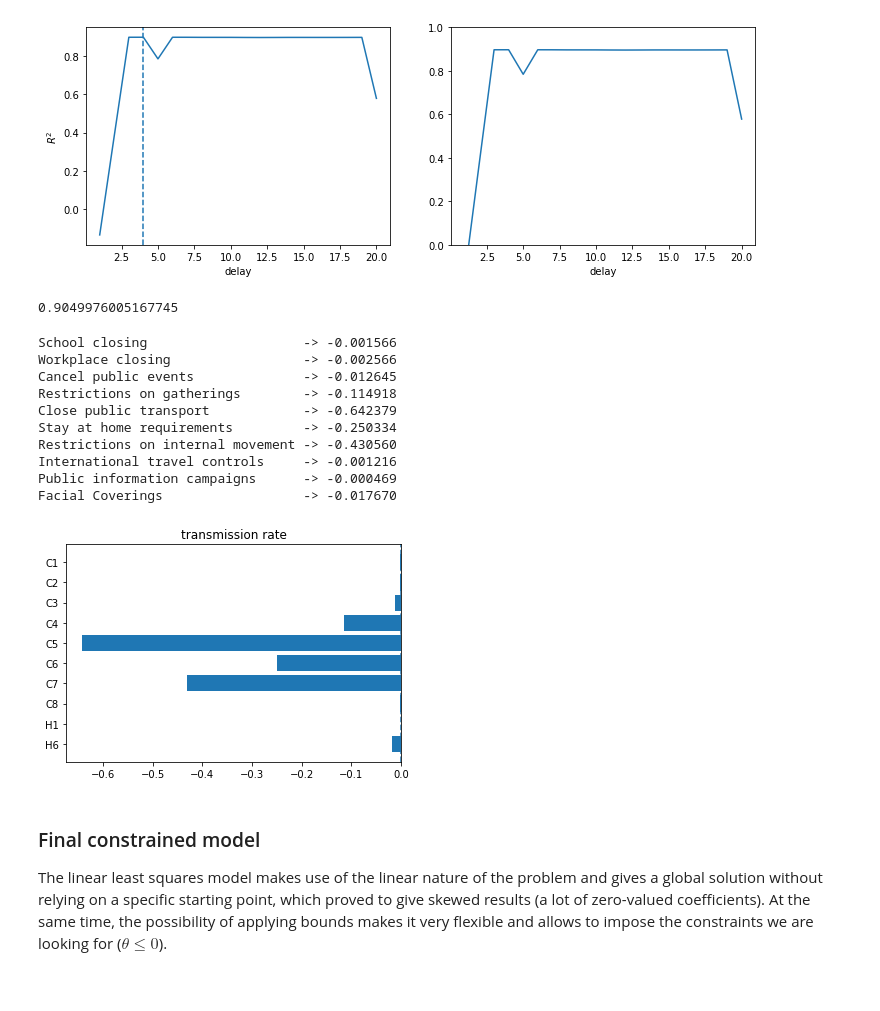
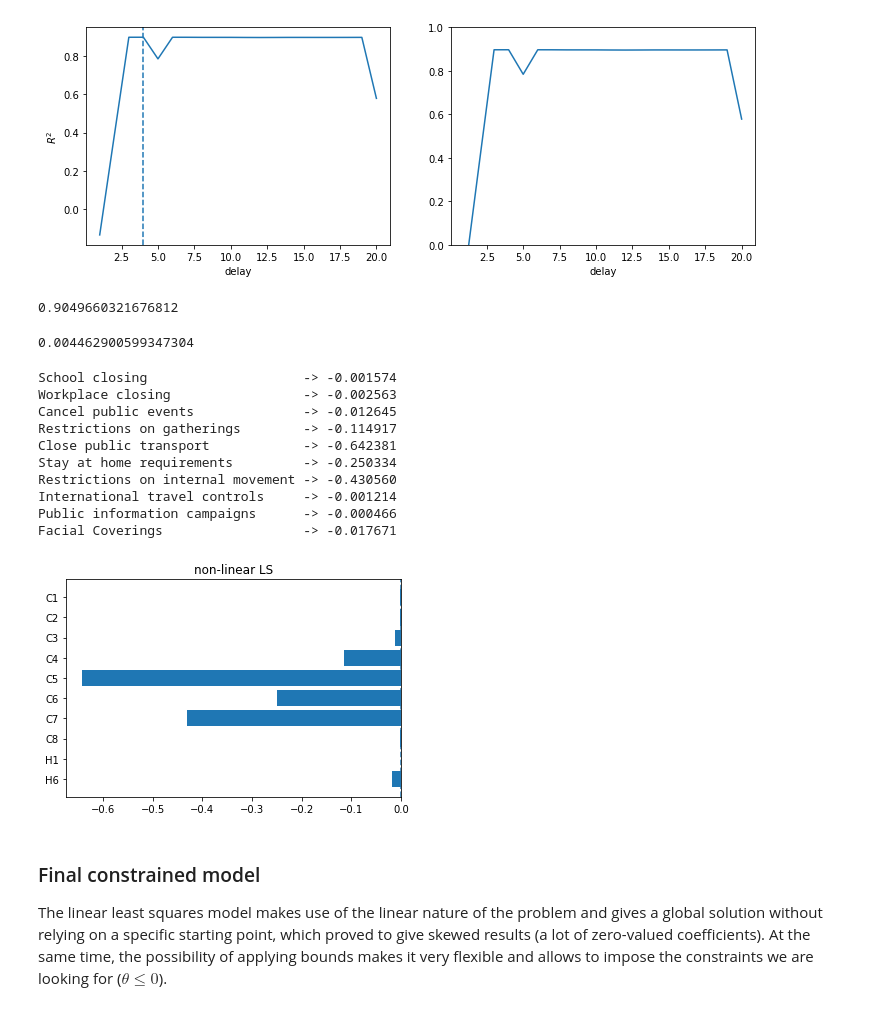
Before and after one commit to alexmadrinanfdez/covid-policy-analysis, a Jupyter notebook: linear-analysis.ipynb, the cells around one changed output. Saved outputs shown, nothing was run; the diff lists cells and outputs as text; code cells hidden in the pictures.

```diff
--- a/linear-analysis.ipynb
+++ b/linear-analysis.ipynb
@@ -889,7 +902,7 @@ H6 >> Facial Coverings
 # %% [markdown]
 Textual representation of single country model.
 # %%
-idx = -2 # country index
+idx = 10 # country index
 cci = list(cc_dict.keys())[idx]
 linear_model(cci, print=True)
 # %% [output]
@@ -1340,30 +1363,34 @@ for k in cc_dict.keys():
 # %%
 np.asarray(r_sq).mean()
 # %% [output]
-0.9049976005167745
+0.9049660321676812
+# %%
+np.asarray(r_sq).var()
+# %% [output]
+0.004462900599347304
 # %%
 coef_glob = np.asarray(coef_glob).mean(axis=0)
 for string, value in zip(idch, coef_glob):
   name = string.split('_')[1]
   print(f'{name:33} -> {value:5f}')
 # %% [output]
-School closing                    -> -0.001566
-Workplace closing                 -> -0.002566
+School closing                    -> -0.001574
+Workplace closing                 -> -0.002563
 Cancel public events              -> -0.012645
-Restrictions on gatherings        -> -0.114918
-Close public transport            -> -0.642379
+Restrictions on gatherings        -> -0.114917
+Close public transport            -> -0.642381
 Stay at home requirements         -> -0.250334
 Restrictions on internal movement -> -0.430560
-International travel controls     -> -0.001216
-Public information campaigns      -> -0.000469
-Facial Coverings                  -> -0.017670
+International travel controls     -> -0.001214
+Public information campaigns      -> -0.000466
+Facial Coverings                  -> -0.017671
 # %%
 plt.barh(chx_str[::-1], coef_glob[::-1]) # flip order
 plt.axvline(ls='--')
-plt.title('transmission rate')
+plt.title('non-linear LS')
 plt.show()
 # %% [output]
-[figure, old version]
+[figure, new version]
 # %% [markdown]
 ### Final constrained model
 
```
Also changed, not shown: parts of 63 cells of this notebook, 1 other file.
